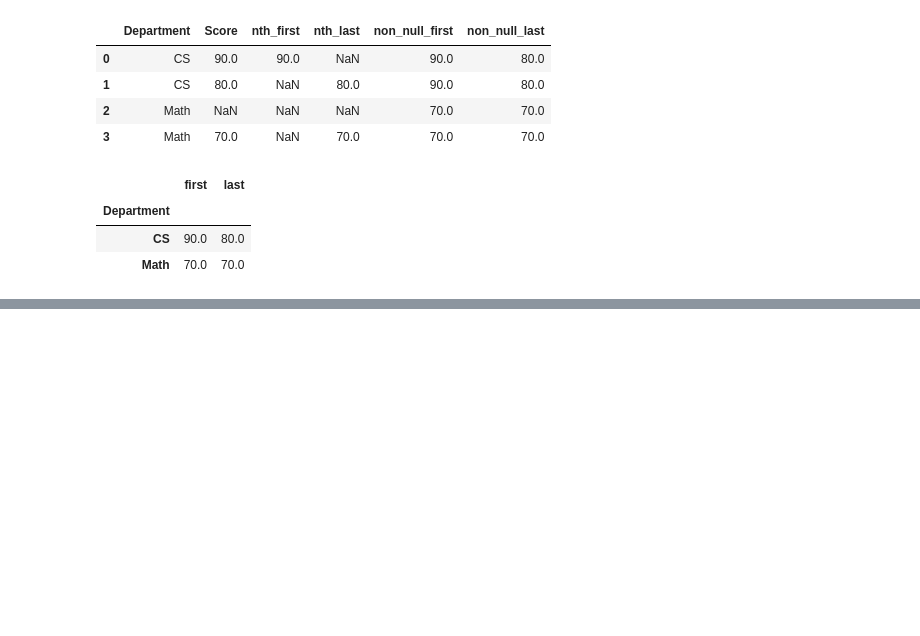
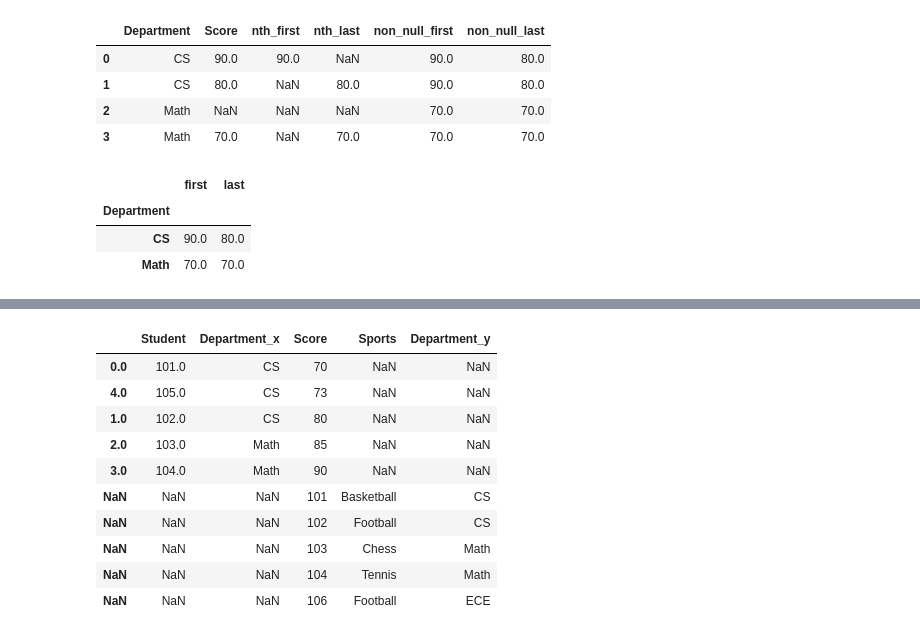
Before and after one commit to kumarketanbansal-hue/Python-Pandas, a Jupyter notebook: Python_Pandas.ipynb, the cells around one changed output, grey strips where cells are left out. Saved outputs shown, nothing was run; the diff lists cells and outputs as text; code cells hidden in the pictures; blank space fills up the shorter version.

```diff
--- a/Python_Pandas.ipynb
+++ b/Python_Pandas.ipynb
@@ -1247,0 +1389,18 @@ df4.groupby('Department')['Score'].agg(['first', 'last'])
+# %%
+# a.merge(b, left_on='Department', right_index=True, how='outer')
+# You are trying to merge on object and int64 columns for key 'Department'.
+a.merge(b, left_on='Score', right_index=True, how='outer')
+# When merging using left_on, pandas drops the original row ordering of the left DataFrame and replaces the index with the join key values.
+# Since those right-hand rows did not have a matching index value from a, pandas assigned NaN as their row index in the final combined DataFrame. or use `.reset_index()`
+# %% [output]
+|  | Student | Department_x | Score | Sports | Department_y |
+| 0.0 | 101.0 | CS | 70 | NaN | NaN |
+| 4.0 | 105.0 | CS | 73 | NaN | NaN |
+| 1.0 | 102.0 | CS | 80 | NaN | NaN |
+| 2.0 | 103.0 | Math | 85 | NaN | NaN |
+| 3.0 | 104.0 | Math | 90 | NaN | NaN |
+| NaN | NaN | NaN | 101 | Basketball | CS |
+| NaN | NaN | NaN | 102 | Football | CS |
+| NaN | NaN | NaN | 103 | Chess | Math |
+| NaN | NaN | NaN | 104 | Tennis | Math |
+| NaN | NaN | NaN | 106 | Football | ECE |
```
Also changed, not shown: parts of 44 cells of this notebook.
